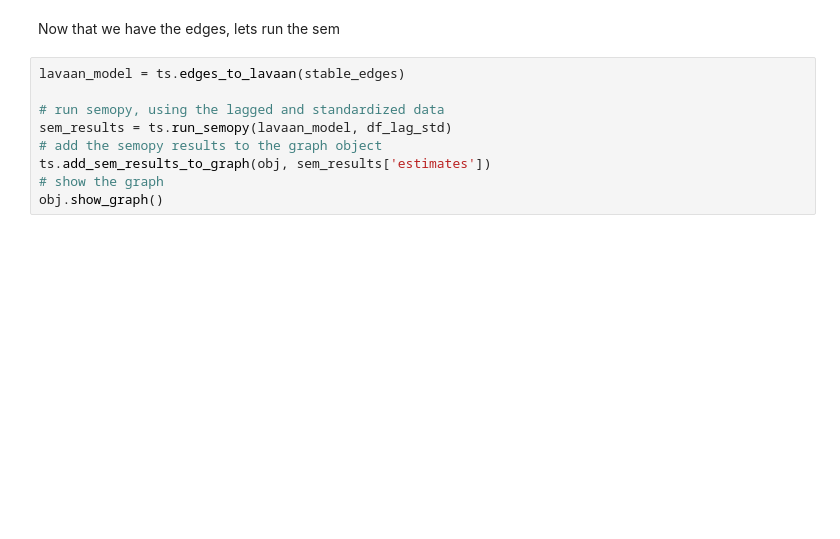
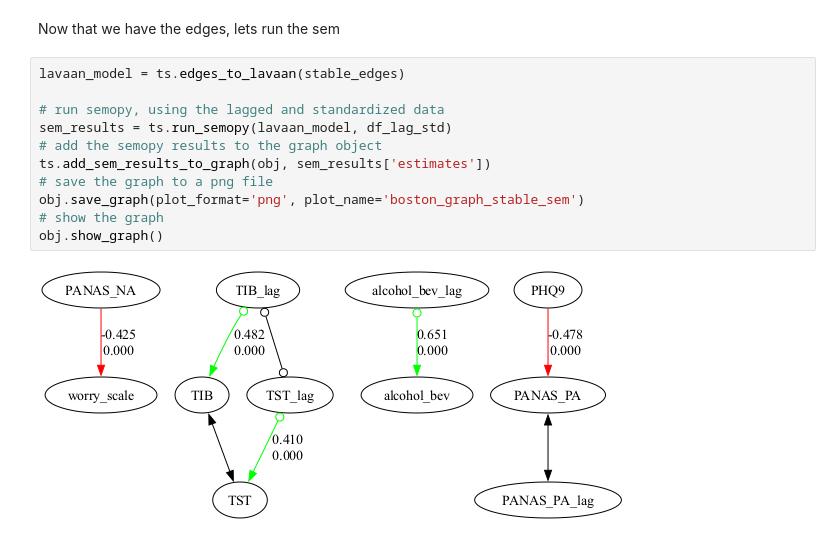
Before and after one commit to kelvinlim/pytetrad_plus, a Jupyter notebook: stability_example.ipynb, the cells around one changed output. Drawn from its saved outputs; the diff is of its cells as text; blank space fills up the shorter version.

```diff
--- a/stability_example.ipynb
+++ b/stability_example.ipynb
@@ -236,9 +292,13 @@ Now that we have the edges, lets run the sem
 # %%
 lavaan_model = ts.edges_to_lavaan(stable_edges)
 
 # run semopy, using the lagged and standardized data
 sem_results = ts.run_semopy(lavaan_model, df_lag_std)
 # add the semopy results to the graph object
 ts.add_sem_results_to_graph(obj, sem_results['estimates'])
+# save the graph to a png file
+obj.save_graph(plot_format='png', plot_name='boston_graph_stable_sem')
 # show the graph
 obj.show_graph()
+# %% [output]
+[figure, added]
```
Also changed, not shown: parts of 10 cells of this notebook, 1 other file.
